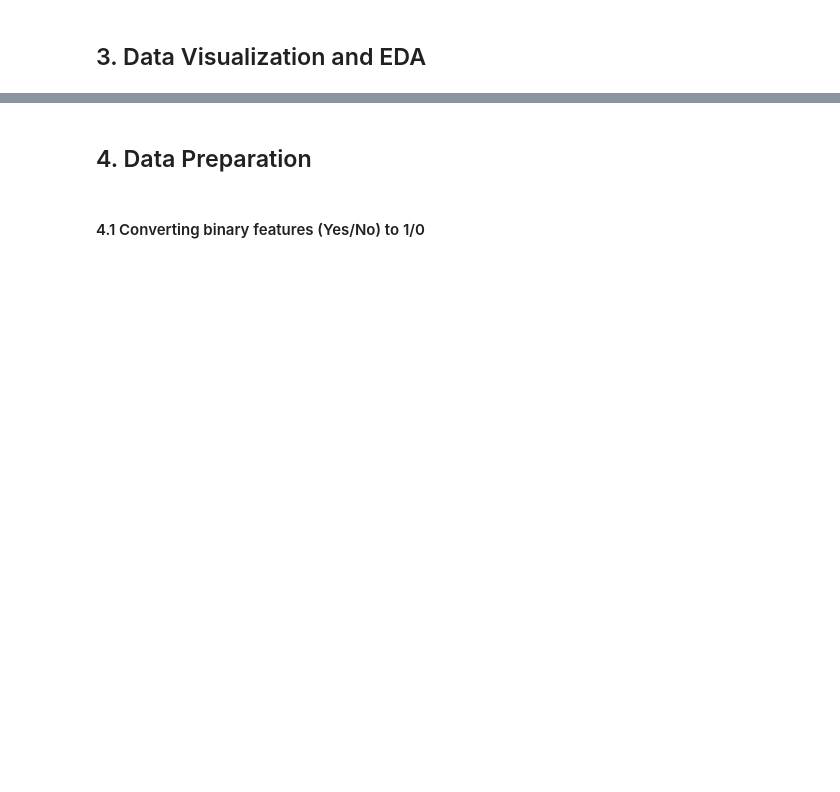
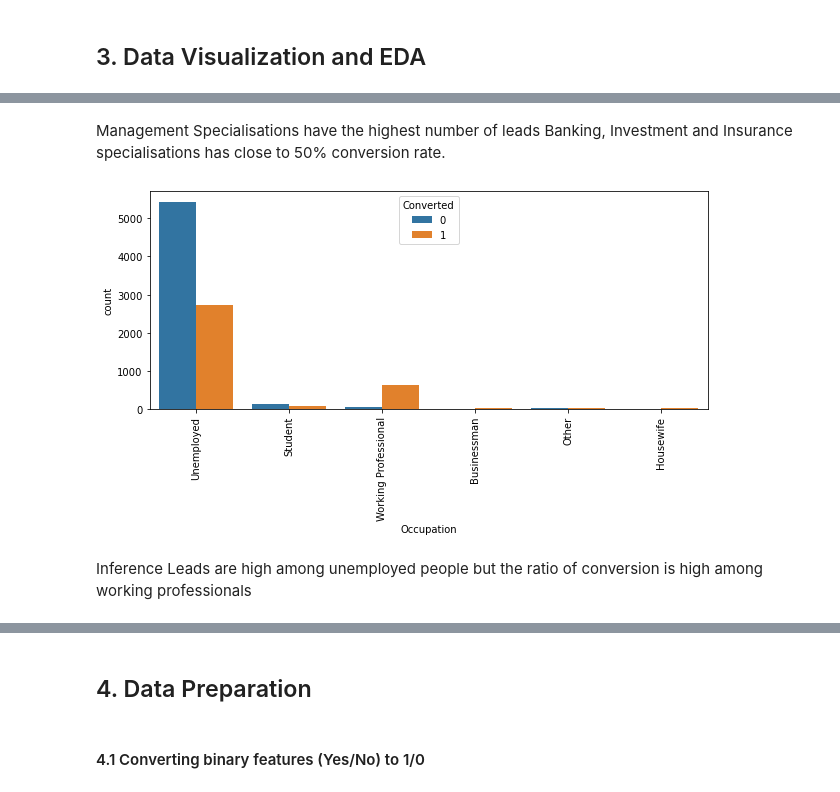
Before and after one commit to aparnakishan/XEducationLeadScore, a Jupyter notebook: LeadScoreXEduCaseStudy.ipynb, the cells around one changed output, grey strips where cells are left out. Cells and saved outputs as stored; diff of their text form; code cells hidden in the pictures; blank space fills up the shorter version.

```diff
--- a/LeadScoreXEduCaseStudy.ipynb
+++ b/LeadScoreXEduCaseStudy.ipynb
@@ -534,0 +476,2 @@ plt.show()
+# %%
+df_lead.drop(columns=['Country'],inplace=True)
@@ -534,0 +509,7 @@ plt.show()
+# %%
+management = ['Finance Management','Human Resource Management','Marketing Management','Operations Management','IT Projects Management','Supply Chain Management','Healthcare Management','Hospitality Management','Retail Management']
+df_lead['Specialization']=df_lead['Specialization'].apply(lambda x: 'Management' if x in management else x)
+# %%
+#We can also group together the categories with less than 1% leads
+others = df_lead['Specialization'].value_counts(normalize=True)[df_lead['Specialization'].value_counts(normalize=True)<0.01].index
+df_lead['Specialization']=df_lead['Specialization'].apply(lambda x: 'Others_Specialization' if x in others else x)
@@ -534,0 +523,16 @@ plt.show()
+# %% [markdown]
+Management Specialisations have the highest number of leads
+Banking, Investment and Insurance specialisations has close to 50% conversion rate.
+# %%
+#Rename column "What is your current occupation" and  for easy visualisation?
+df_lead.rename(columns = {'What is your current occupation':'Occupation'}, inplace = True)
+# %%
+plt.figure(figsize=(10,4))
+s3=sns.countplot(df_lead['Occupation'], hue=df_lead.Converted)
+s3.set_xticklabels(s3.get_xticklabels(),rotation=90)
+plt.show()
+# %% [output]
+[figure, added]
+# %% [markdown]
+Inference
+Leads are high among unemployed people but the ratio of conversion is high among working professionals
```
Also changed, not shown: parts of 75 cells of this notebook.
